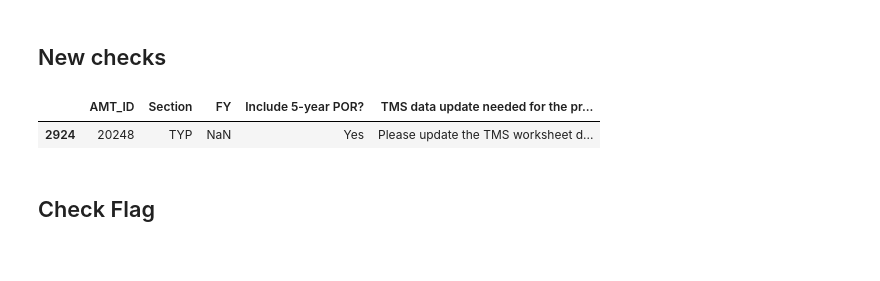
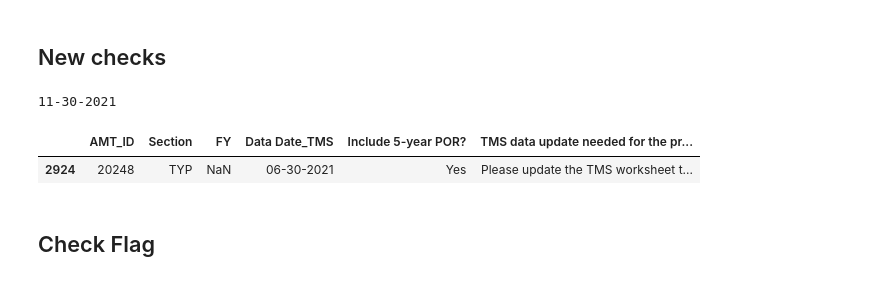
Before and after one commit to zhuzhy1214/amtool_etl, a Jupyter notebook: ProjectBook_DataCheck.ipynb, the cells around one changed output. Drawn from its saved outputs; the diff is of its cells as text; code cells hidden in the pictures.

```diff
--- a/ProjectBook_DataCheck.ipynb
+++ b/ProjectBook_DataCheck.ipynb
@@ -4928,8 +4933,8 @@ ck_name = 'TMS data update needed for the project?'
 def ck_TMS_dataupdate(df):
     if (df['Include 5-year POR?'] == 'Yes'
         and df['AMT_ID'] in df_TMS_Datachange['AMT_ID'].values
-        and datetime.strptime(df['Data Date_TMS'], "%m-%d-%Y")  < datetime.strptime(TMS_Data_Date, "%m-%d-%Y")
-       )
+        and datetime.strptime(df['Data Date_TMS'], "%m-%d-%Y") < datetime.strptime(TMS_Data_Date, "%m-%d-%Y")
+        ):
         return 'Please update the TMS worksheet to use the current TMS inventory and condition data ({}). AMT_ID: {}'.format(df['AMT_ID'], TMS_Data_Date)
 
     return 'OK'
@@ -4938,17 +4943,18 @@ df_SHOPP_raw_data[ck_name] = df_SHOPP_raw_data.apply(ck_TMS_dataupdate, axis = 1
 # %%
 ###Manual Check#####
 
 # df_SHOPP_raw_data[(df_SHOPP_raw_data['Include 5-year POR?'] == 'Yes') & (df_SHOPP_raw_data['AMT_ID'].isin(df_TMS_Datachange['AMT_ID'].values))]
 
 AMT_ID = 20248
 
 STU = df_SHOPP_raw_data[df_SHOPP_raw_data['AMT_ID'] ==AMT_ID]['Section'].iloc[0]
-
-df_SHOPP_raw_data[df_SHOPP_raw_data['AMT_ID'] ==AMT_ID][['AMT_ID','Section','FY' ,'Include 5-year POR?',ck_name
+print(TMS_Data_Date)
+df_SHOPP_raw_data[df_SHOPP_raw_data['AMT_ID'] ==AMT_ID][['AMT_ID','Section','FY' ,'Data Date_TMS','Include 5-year POR?',ck_name
 ]]
 # %% [output]
+11-30-2021
-|  | AMT_ID | Section | FY | Include 5-year POR? | TMS data update needed for the pr... |
-| 2924 | 20248 | TYP | NaN | Yes | Please update the TMS worksheet d... |
+|  | AMT_ID | Section | FY | Data Date_TMS | Include 5-year POR? | TMS data update needed for the pr... |
+| 2924 | 20248 | TYP | NaN | 06-30-2021 | Yes | Please update the TMS worksheet t... |
 # %% [markdown]
 
 <a id='Check_Flag'></a>
```
Also changed, not shown: parts of 28 cells of this notebook, 2 other files.
